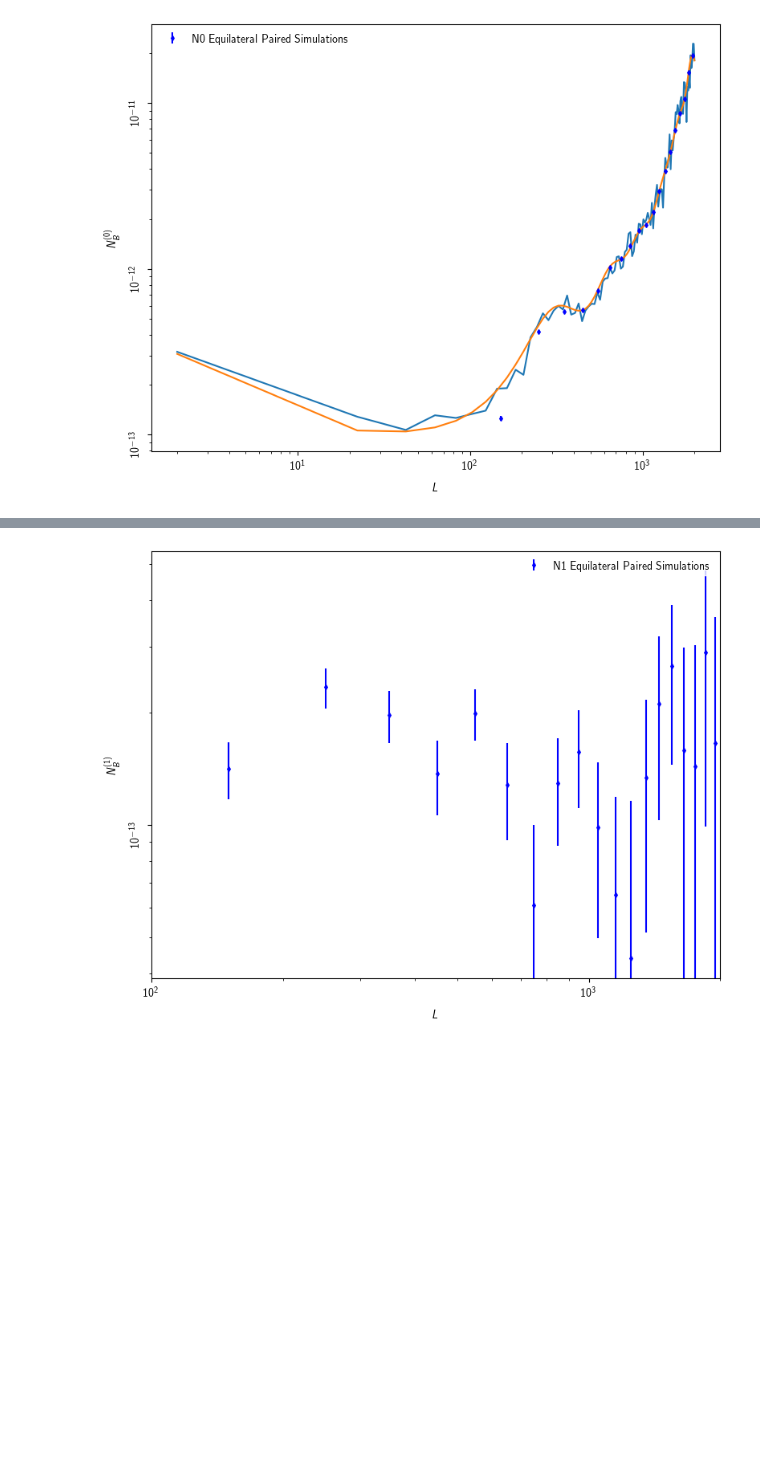
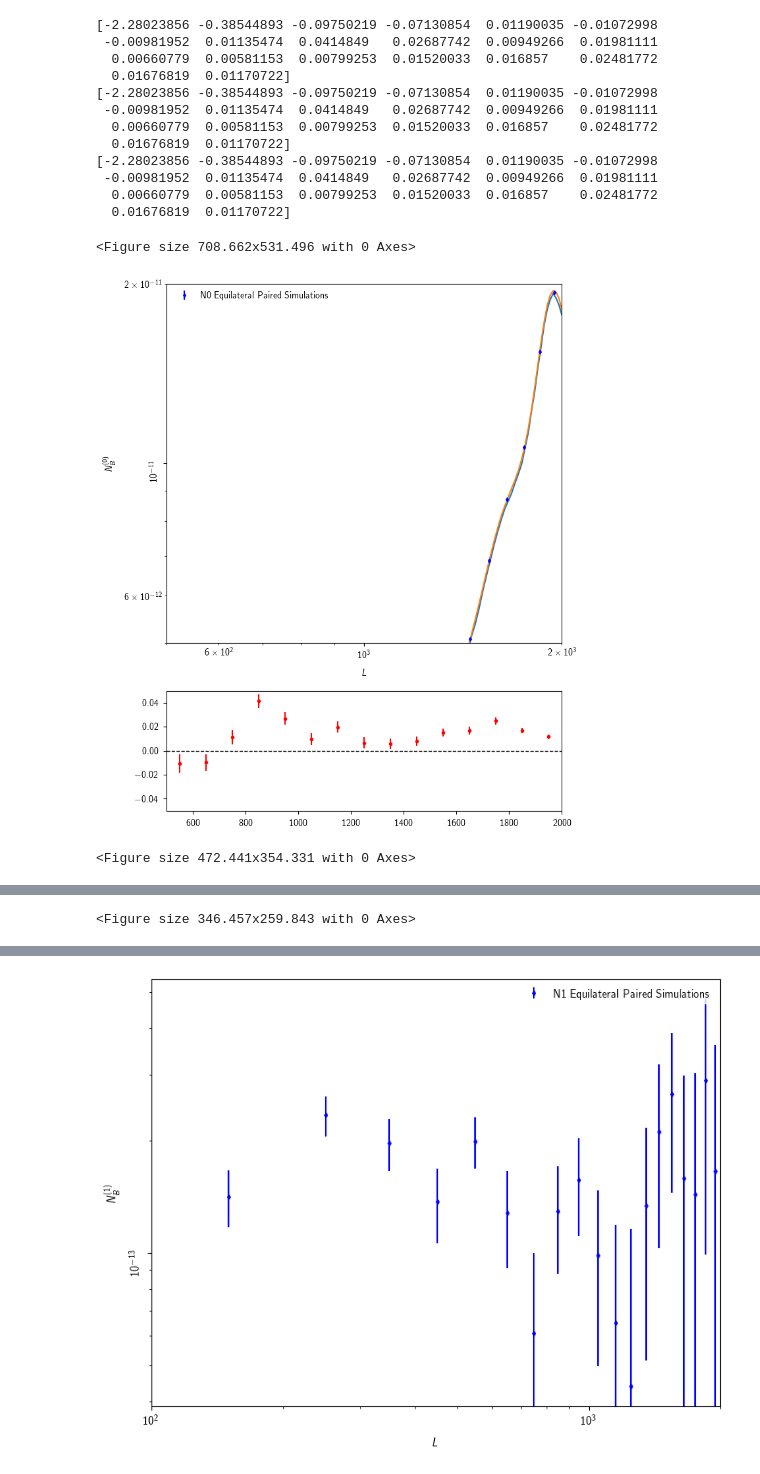
Before and after one commit to aleksandrbowkis/bispec_opt_est, a Jupyter notebook: Plots/paper_plots/Ch3_plots.ipynb, the cells around one changed output, grey strips where cells are left out. Drawn from its saved outputs; the diff is of its cells as text; code cells hidden in the pictures; blank space fills up the shorter version.

```diff
--- a/Plots/paper_plots/Ch3_plots.ipynb
+++ b/Plots/paper_plots/Ch3_plots.ipynb
@@ -54,45 +59,70 @@ plt.plot(L_curved, (L_curved*(L_curved+1))**2 / 4 *curved_norm)
 for width in [18., 12., 8.8]:
 
     fig = plt.figure(figsize=(cm2inch(width), cm2inch(width*6/8.)))
     # this should be changed for making a panel of multiple figures
-    ax = fig.add_subplot(111)
+    #ax = fig.add_subplot(111)
+    interp_function = interp1d(L_N0_num, N0_numerical_equi, kind='linear', fill_value="extrapolate")
+    N0_numerical_atsimpoints = interp_function(L)
+    numerical_model = 1/8 * (L * (L + 1))**3 * N0_numerical_atsimpoints
+    residual = (N0_equi_paired - numerical_model) / numerical_model
+    residual_err = N0_equi_err / numerical_model
+    print(residual)
 
+    # Create subplots
+    fig, (ax1, ax2) = plt.subplots(2, 1, figsize=(6, 8), gridspec_kw={'height_ratios': [3, 1]})
+    # equi bispectrum
+    ax1.errorbar(L, N0_equi_paired,yerr = N0_equi_err, fmt='bd', label="N0 Equilateral Paired Simulations", markersize=3)
+    ax1.plot(L_N0_num, 1/8*(L_N0_num*(L_N0_num +1) )**3 *N0_numerical_equi)
+    ax1.plot(L_alba, 1/8* ((L_alba*(L_alba+1))**3 *(N0_alba)))
+    ax1.set_xscale('log')
+    ax1.set_yscale('log')
 
-    # equi bispectrum
-    plt.errorbar(L, N0_equi_paired,yerr = N0_equi_err, fmt='bd', label="N0 Equilateral Paired Simulations", markersize=3)
-    plt.plot(L_N0_num, 1/8*(L_N0_num*(L_N0_num +1) )**3 *N0_numerical_equi)
-    plt.plot(L_alba, 1/8 * (L_alba *(L_alba + 1)) **3*N0_alba)
-    plt.xscale('log')
-    plt.yscale('log')
+    ax2.errorbar(L, residual, yerr=residual_err, fmt='ro', label="Residuals", markersize=3)
+    ax2.axhline(0, color='black', linestyle='--', linewidth=1)  # zero line
+
     # legend
-    leg = plt.legend(frameon=True)
+    leg = ax1.legend(frameon=True)
     # remove box around legend
     leg.get_frame().set_edgecolor("white")
     leg.get_frame().set_alpha(.8)
 
     # labels
-    plt.xlabel(r"$L$"); plt.ylabel(r"$N_B^{(0)}$")
-    ax.yaxis.labelpad = 10*width/17.; ax.xaxis.labelpad = 10*width/17. # distance of axis label to tick labels
+    ax1.set_xlabel(r"$L$"); ax1.set_ylabel(r"$N_B^{(0)}$")
+    ax1.yaxis.labelpad = 10*width/17.; ax1.xaxis.labelpad = 10*width/17. # distance of axis label to tick labels
 
     # reduce ticks for small figures
     if width < 10:
-        ax.yaxis.set_major_locator(MaxNLocator(nbins=5))
+        ax1.yaxis.set_major_locator(MaxNLocator(nbins=5))
 
     # grid
     #plt.grid(True, which="major", axis="both")
 
     # axes limits
     #plt.ylim(6e-13, 3e-11)
-    #plt.xlim([500, 2000])
+    ax1.set_xlim([500, 2000]) ; ax1.set_ylim([5e-12, 2e-11]) ;ax2.set_xlim([500, 2000]) ; ax2.set_ylim([-0.05, 0.05])
 
     # reduce white space around figure
-    plt.subplots_adjust(left=0, right=1, top=1, bottom=0)
+    fig.subplots_adjust(left=0, right=1, top=1, bottom=0)
 
     # set vertical y axis ticklables
-    for ticklabel in ax.yaxis.get_ticklabels():
+    for ticklabel in ax1.yaxis.get_ticklabels():
         ticklabel.set_rotation("vertical")
 
     # save to pdf with right bounding box
     plt.savefig(f"./figures/paired_sims/N0_equi_{int(width*10)}.pdf", bbox_inches='tight', pad_inches=0.02)
 # %% [output]
+[-2.28023856 -0.38544893 -0.09750219 -0.07130854  0.01190035 -0.01072998
+ -0.00981952  0.01135474  0.0414849   0.02687742  0.00949266  0.01981111
+  0.00660779  0.00581153  0.00799253  0.01520033  0.016857    0.02481772
+  0.01676819  0.01170722]
+[-2.28023856 -0.38544893 -0.09750219 -0.07130854  0.01190035 -0.01072998
+ -0.00981952  0.01135474  0.0414849   0.02687742  0.00949266  0.01981111
+  0.00660779  0.00581153  0.00799253  0.01520033  0.016857    0.02481772
+  0.01676819  0.01170722]
+[-2.28023856 -0.38544893 -0.09750219 -0.07130854  0.01190035 -0.01072998
+ -0.00981952  0.01135474  0.0414849   0.02687742  0.00949266  0.01981111
+  0.00660779  0.00581153  0.00799253  0.01520033  0.016857    0.02481772
+  0.01676819  0.01170722]
+<Figure size 708.662x531.496 with 0 Axes>
-[figure, old version]
+[figure, new version]
+<Figure size 472.441x354.331 with 0 Axes>
@@ -99,0 +130 @@ for width in [18., 12., 8.8]:
+<Figure size 346.457x259.843 with 0 Axes>
```
Also changed, not shown: parts of 3 cells of this notebook, 17 other files.
